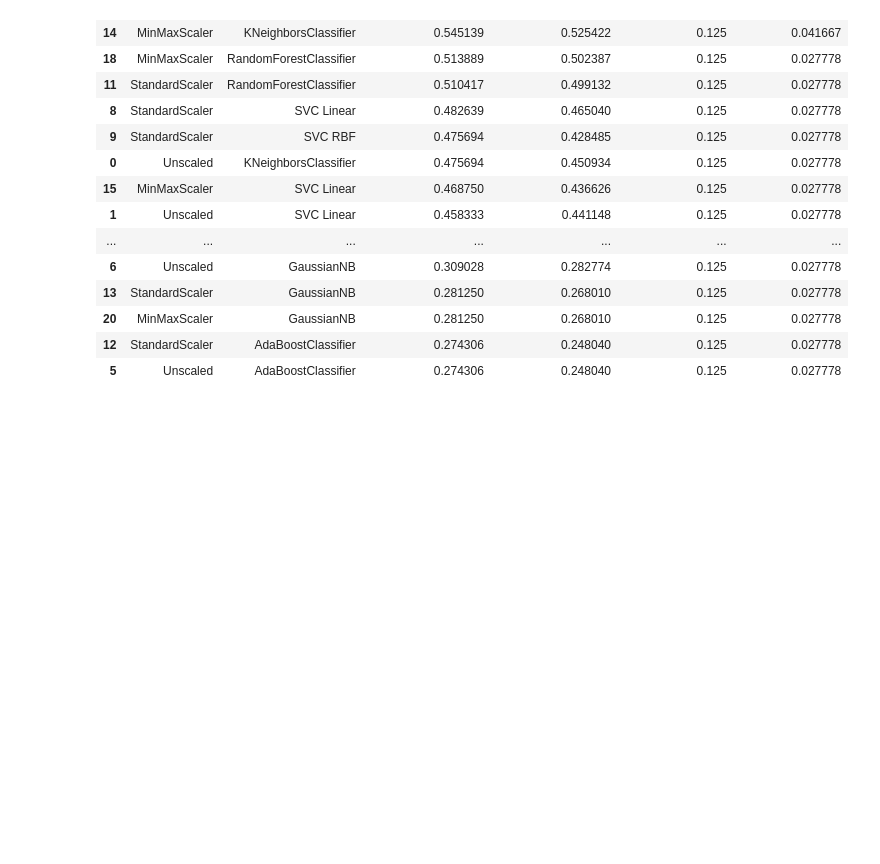
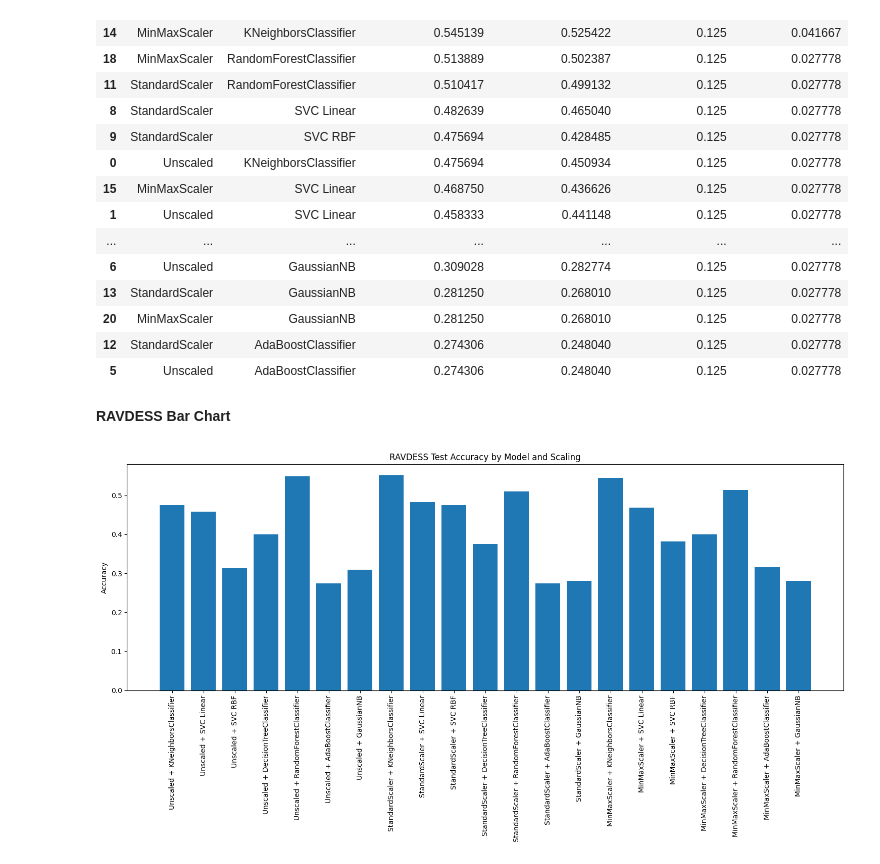
Before and after one commit to IAT-ExploringAI-2025/Week3-ClassicML, a Jupyter notebook: Week_3_MachineLearning.ipynb, the cells around one changed output. Saved outputs shown, nothing was run; the diff lists cells and outputs as text; code cells hidden in the pictures; blank space fills up the shorter version.

```diff
--- a/Week_3_MachineLearning.ipynb
+++ b/Week_3_MachineLearning.ipynb
@@ -716,3 +716,18 @@ final_results_df.sort_values(by="RAVDESS Accuracy", ascending=False)
 | 20 | MinMaxScaler | GaussianNB | 0.281250 | 0.268010 | 0.125 | 0.027778 |
 | 12 | StandardScaler | AdaBoostClassifier | 0.274306 | 0.248040 | 0.125 | 0.027778 |
 | 5 | Unscaled | AdaBoostClassifier | 0.274306 | 0.248040 | 0.125 | 0.027778 |
+# %% [markdown]
+**RAVDESS Bar Chart**
+# %%
+plt.figure(figsize=(15, 8))
+plt.bar(
+    final_results_df["Scaler"] + " + " + final_results_df["Model"],
+    final_results_df["RAVDESS Accuracy"]
+)
+plt.xticks(rotation=90)
+plt.ylabel("Accuracy")
+plt.title("RAVDESS Test Accuracy by Model and Scaling")
+plt.tight_layout()
+plt.show()
+# %% [output]
+[figure, added]
```
Also changed, not shown: parts of 2 cells of this notebook.
